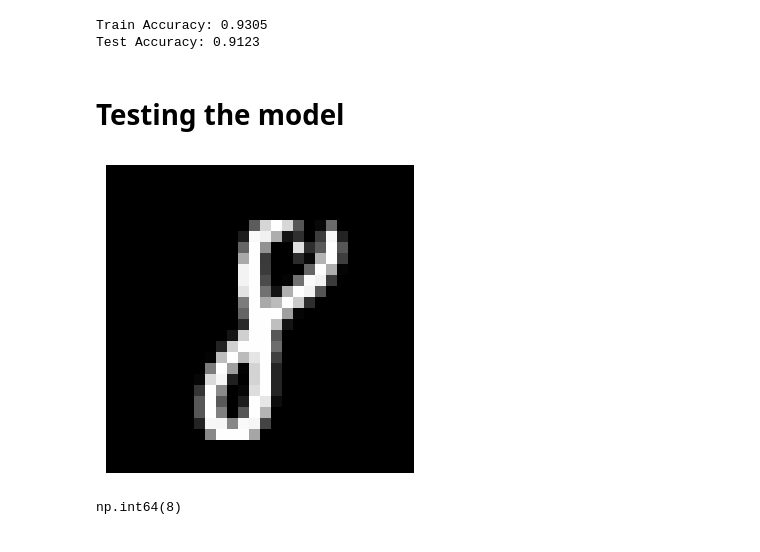
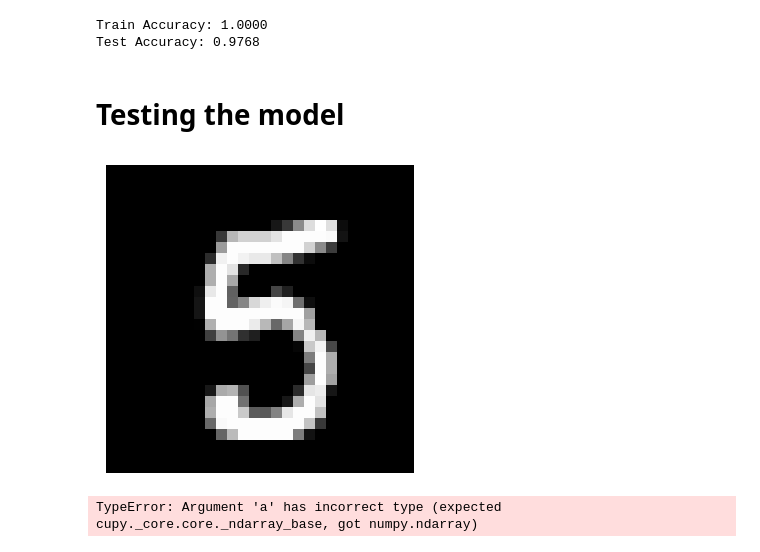
Before and after one commit to sejpalvatsal456/ANNFromScratch, a Jupyter notebook: ANN.ipynb, the cells around one changed output. Cells and saved outputs as stored; diff of their text form; code cells hidden in the pictures.

```diff
--- a/ANN.ipynb
+++ b/ANN.ipynb
@@ -11,6 +12,7 @@ y = df['label']
 X_train, X_test, y_train, y_test = train_test_split(
   X, y, test_size=0.2, random_state=42
 )
-X_train = np.array(X_train) / 255.0
-X_test = np.array(X_test) / 255.0
-X_train.shape
+X_train = xp.asarray(X_train) / 255.0
+X_test = xp.asarray(X_test) / 255.0
+y_train = xp.asarray(y_train)
+y_test = xp.asarray(y_test)
@@ -19,7 +19,7 @@ X_train.shape
 # %%
 model = Model(
-  500,
-  0.2
+  100,
+  0.1
 )
 l1 = Layer(128, 784, ReLu, ReLu_derive)
 l2 = Layer(64, 128, ReLu, ReLu_derive)
@@ -53,8 +47,8 @@ print(f"Train Accuracy: {train_acc:.4f}")
 test_acc = model.accuracy(X_test, y_test)
 print(f"Test Accuracy: {test_acc:.4f}")
 # %% [output]
-Train Accuracy: 0.9305
-Test Accuracy: 0.9123
+Train Accuracy: 1.0000
+Test Accuracy: 0.9768
 # %% [markdown]
 # Testing the model
 # %%
@@ -72,9 +66,9 @@ def show_digit(X, y=None, index=0):
 # %%
 test_df = pd.read_csv("./digit-recognizer/test.csv")
 X = np.array(test_df)/255.0
-show_digit(X, index=52)
+show_digit(X, index=10)
 pred = model.predict(X)
-pred[52]
+pred[10]
 # %% [output]
-[figure, old version]
+[figure, new version]
-np.int64(8)
+TypeError: Argument 'a' has incorrect type (expected cupy._core.core._ndarray_base, got numpy.ndarray)
```
Also changed, not shown: parts of 3 cells of this notebook, 3 other files.
